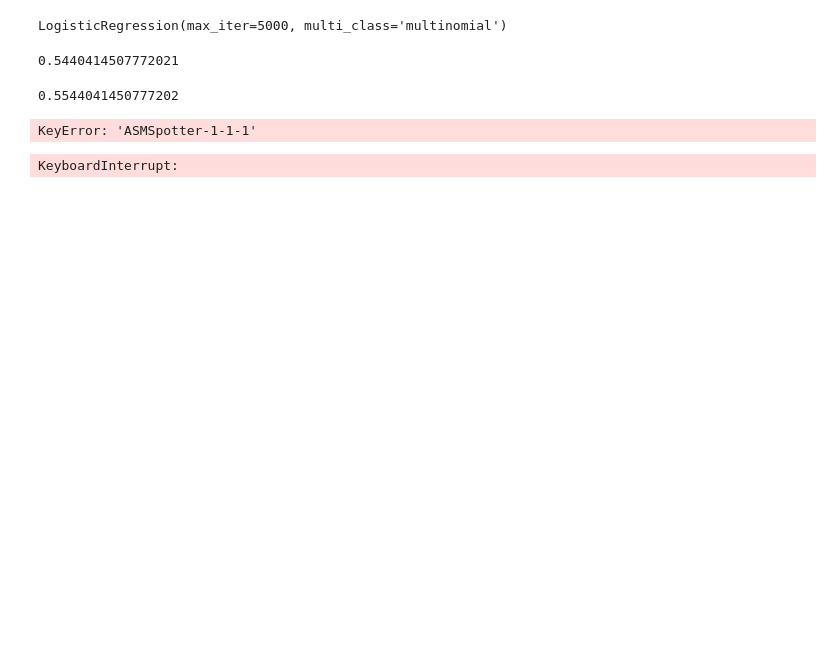
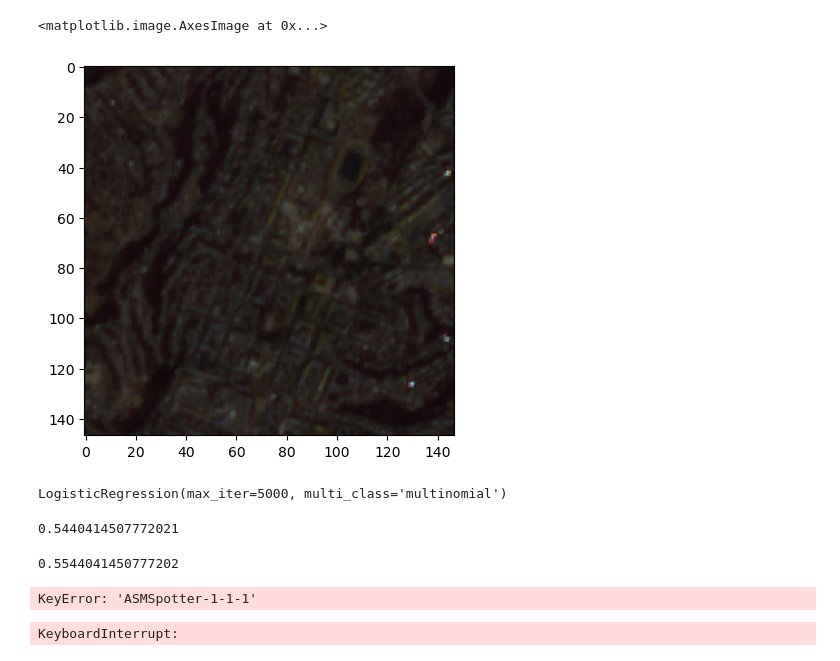
Before and after one commit to AbhishekVangipuram/CS229FinalProj, a Jupyter notebook: exploration.ipynb, the cells around one changed output. Drawn from its saved outputs; the diff is of its cells as text; code cells hidden in the pictures; blank space fills up the shorter version.

```diff
--- a/exploration.ipynb
+++ b/exploration.ipynb
@@ -69,3 +129,8 @@ array([[ 6.62690608,  8.66669307,  6.21661944],
+# %%
+plt.imshow(low_res[100])
+# %% [output]
+<matplotlib.image.AxesImage at 0x...>
+[figure, added]
 # %%
 X_train = high_res_mean_real[train]
 X_val = high_res_mean_real[val]
```
Also changed, not shown: parts of 13 cells of this notebook, 9 other files.
